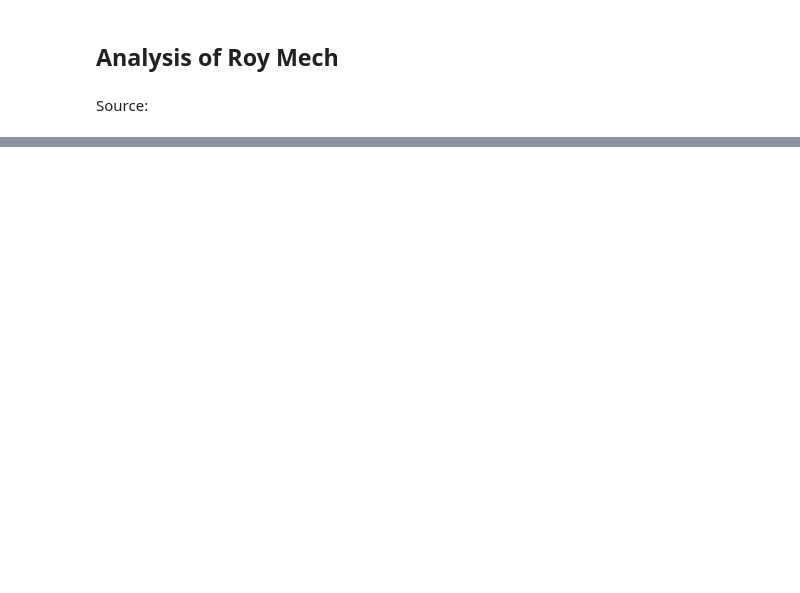
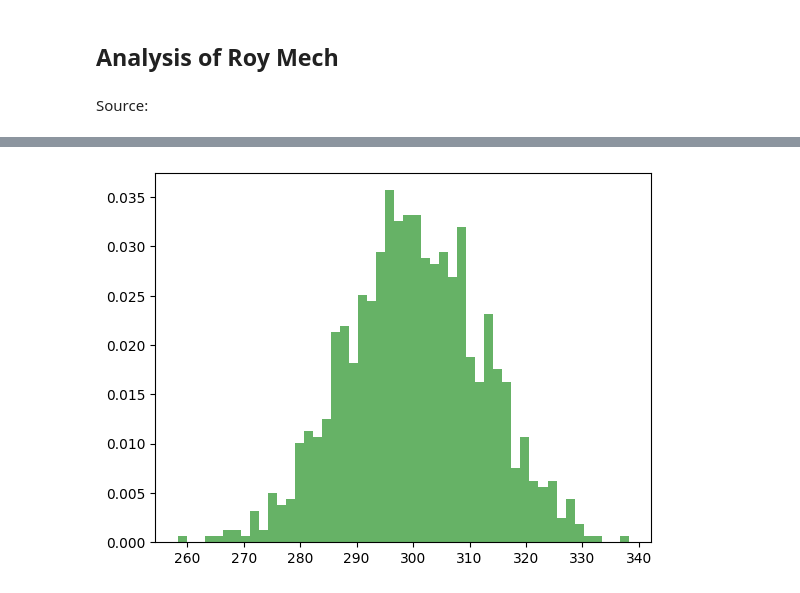
Before and after one commit to kaiwills/3ScooterAnalysis, a Jupyter notebook: analysis.ipynb, the cells around one changed output, grey strips where cells are left out. Drawn from its saved outputs; the diff is of its cells as text; code cells hidden in the pictures; blank space fills up the shorter version.

```diff
--- a/analysis.ipynb
+++ b/analysis.ipynb
@@ -20,0 +79,6 @@ data.head()
+# %%
+womantorso = generate_samples(data, 'Forearm', 'Woman')
+plt.hist(womantorso, bins=50, density=True, alpha=0.6, color='g')
+plt.show()
+# %% [output]
+[figure, added]
```
Also changed, not shown: parts of 11 cells of this notebook, 3 other files.
